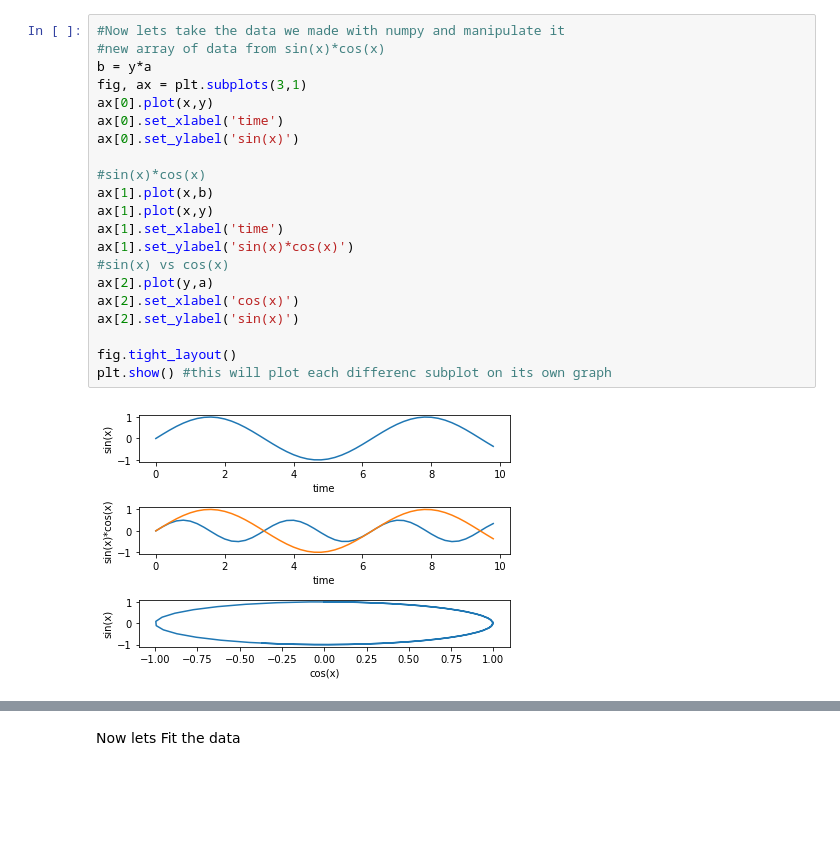
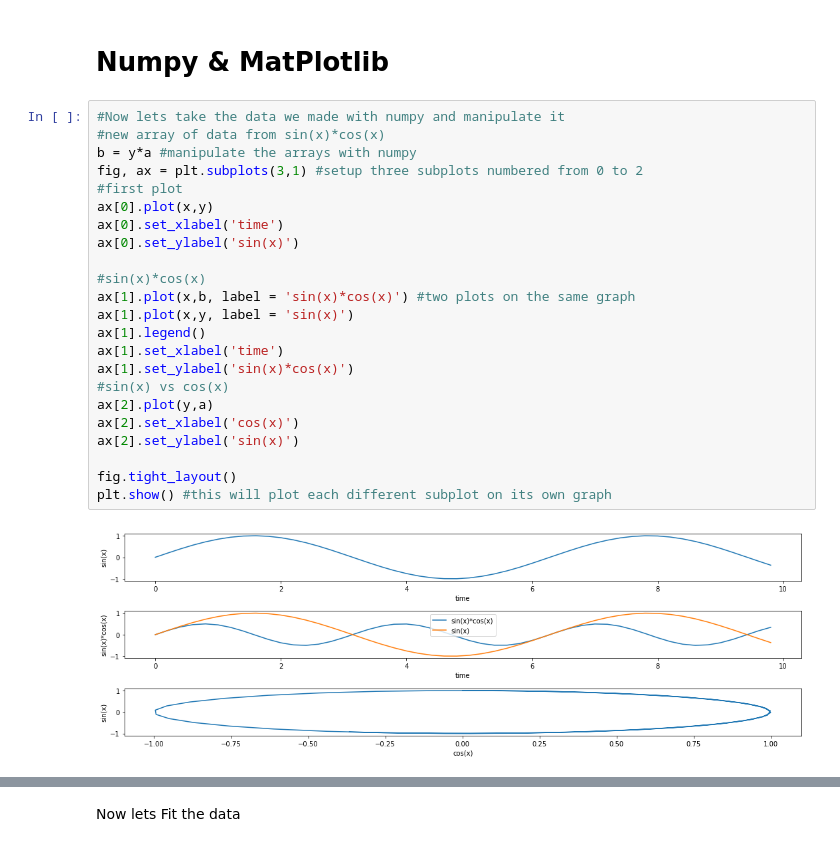
Before and after one commit to jpierel14/USC_PythonCourse_2019, a Jupyter notebook: Day_2/Python Core.ipynb, the cells around one changed output, grey strips where cells are left out. Drawn from its saved outputs; the diff is of its cells as text; blank space fills up the shorter version.

```diff
--- a/Day_2/Python Core.ipynb
+++ b/Day_2/Python Core.ipynb
@@ -29,25 +62,29 @@ plt.show()
+# %% [markdown]
+# Numpy & MatPlotlib
 # %%
 #Now lets take the data we made with numpy and manipulate it
 #new array of data from sin(x)*cos(x)
-b = y*a
-fig, ax = plt.subplots(3,1)
+b = y*a #manipulate the arrays with numpy
+fig, ax = plt.subplots(3,1) #setup three subplots numbered from 0 to 2
+#first plot
 ax[0].plot(x,y)
 ax[0].set_xlabel('time')
 ax[0].set_ylabel('sin(x)')
 
 #sin(x)*cos(x)
-ax[1].plot(x,b)
-ax[1].plot(x,y)
+ax[1].plot(x,b, label = 'sin(x)*cos(x)') #two plots on the same graph
+ax[1].plot(x,y, label = 'sin(x)')
+ax[1].legend()
 ax[1].set_xlabel('time')
 ax[1].set_ylabel('sin(x)*cos(x)')
 #sin(x) vs cos(x)
 ax[2].plot(y,a)
 ax[2].set_xlabel('cos(x)')
 ax[2].set_ylabel('sin(x)')
 
 fig.tight_layout()
-plt.show() #this will plot each differenc subplot on its own graph
+plt.show() #this will plot each different subplot on its own graph
 # %% [output]
-[figure, old version]
+[figure, new version]
 # %%
 plt.plot(x,y, label= 'sin(x)', c = 'g') #plot different plot on same plot with Legend and colors
```
Also changed, not shown: parts of 26 cells of this notebook, 1 other file.
